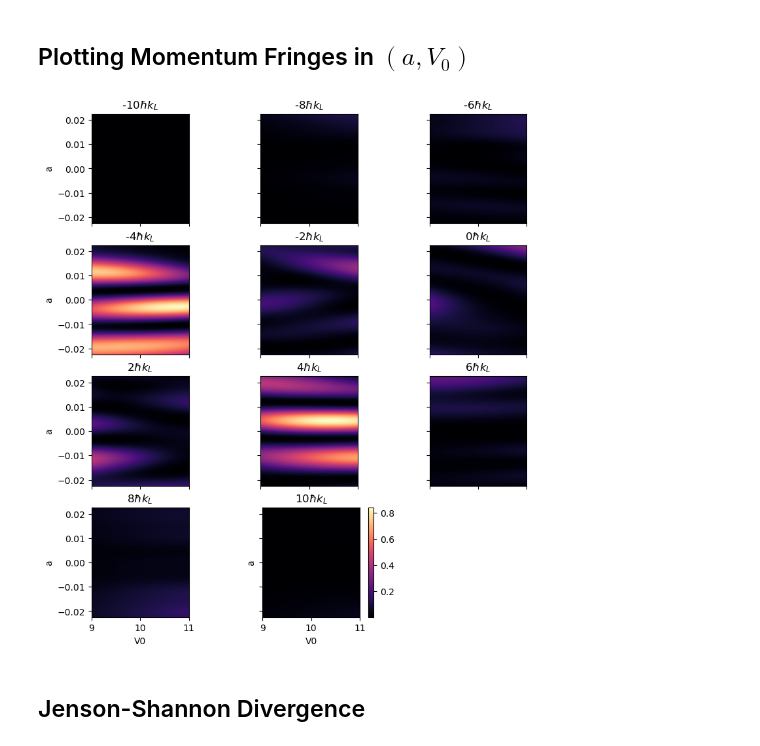
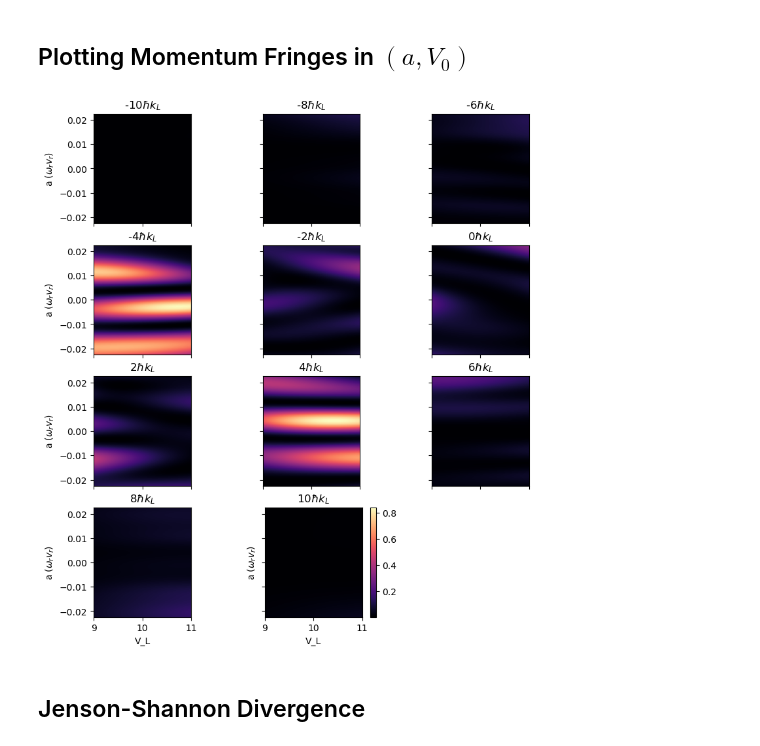
Before and after one commit to rootware/lattice_evolution, a Jupyter notebook: Python/JSD Plots.ipynb, the cells around one changed output. Cells and saved outputs as stored; diff of their text form; code cells hidden in the pictures.

```diff
--- a/Python/JSD Plots.ipynb
+++ b/Python/JSD Plots.ipynb
@@ -79,29 +72,30 @@ print(codeacc)
 # %%
 fig=plt.figure(figsize=(10,10))
 gs = fig.add_gridspec(4, 3, hspace=0.2, wspace=0)
 axs = gs.subplots(sharex='col', sharey='row')
 axs[-1,-1].axis("off");
 
 minn = np.min(MomProb);
 maxx = np.max(MomProb);
 for i in range(11):
     ax = axs[i//3, i% 3];
     im=ax.imshow(np.reshape(MomProb[:,i], (AList.size,VList.size)), cmap="magma",extent =[VList[0],VList[-1],AList[0],AList[-1]], aspect=50, vmin=minn, vmax = maxx, label=str(2*i-10)+"$\hbar k_L$")
 
 
     ax.set_title(str(-10+2*i)+"$\hbar k_L$")
-    ax.set_xlabel("V0")
-    ax.set_ylabel("a")
+    ax.set_xlabel("V_L")
+    ax.set_ylabel("a $(\omega_r v_r)$")
 
 fig.colorbar(im,  orientation='vertical')
 
 
 for ax in fig.get_axes():
     ax.label_outer()
-
+plt.grid(False)
+plt.savefig("2dfringes.png", bbox_inches='tight')
 plt.show()
 # %% [output]
-[figure, old version]
+[figure, new version]
 # %%
 fig=plt.figure(figsize=(10,10))
 gs = fig.add_gridspec(4, 3, hspace=0.2, wspace=0)
```
Also changed, not shown: parts of 23 cells of this notebook, 18 other files.
